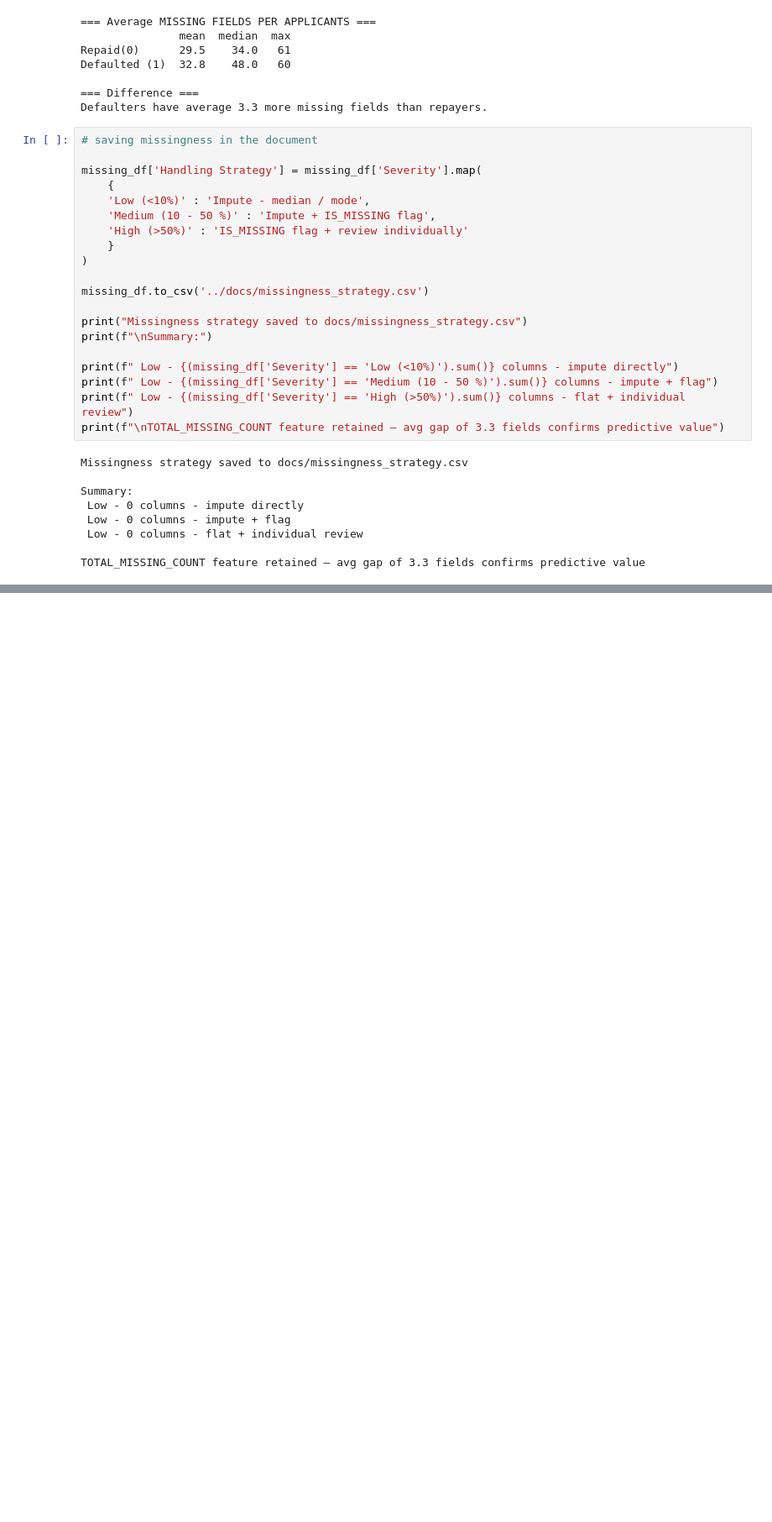
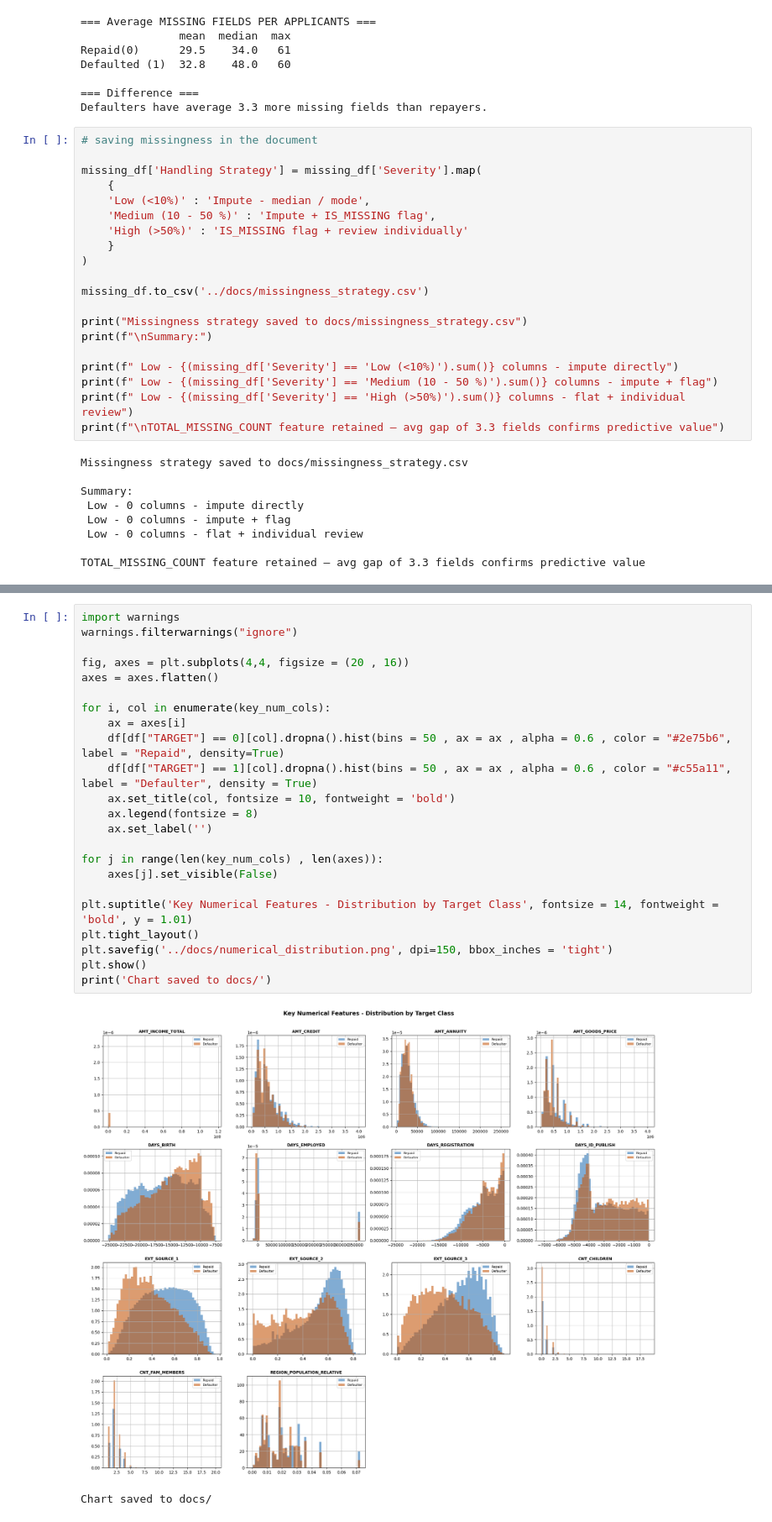
Before and after one commit to Khakijeans/credit-scoring-engine, a Jupyter notebook: notebooks/01_eda.ipynb, the cells around one changed output, grey strips where cells are left out. Shown at 84% size. Cells and saved outputs as stored; diff of their text form; blank space fills up the shorter version.

Commit message:
Step 2.4: Numerical feature analysis — age, income, EXT_SOURCE, DAYS_EMPLOYED anomaly identified

```diff
--- a/notebooks/01_eda.ipynb
+++ b/notebooks/01_eda.ipynb
@@ -228,0 +268,26 @@ TOTAL_MISSING_COUNT feature retained — avg gap of 3.3 fields confirms predicti
+# %%
+import warnings
+warnings.filterwarnings("ignore")
+
+fig, axes = plt.subplots(4,4, figsize = (20 , 16))
+axes = axes.flatten()
+
+for i, col in enumerate(key_num_cols):
+    ax = axes[i]
+    df[df["TARGET"] == 0][col].dropna().hist(bins = 50 , ax = ax , alpha = 0.6 , color = "#2e75b6", label = "Repaid", density=True)
+    df[df["TARGET"] == 1][col].dropna().hist(bins = 50 , ax = ax , alpha = 0.6 , color = "#c55a11", label = "Defaulter", density = True)
+    ax.set_title(col, fontsize = 10, fontweight = 'bold')
+    ax.legend(fontsize = 8)
+    ax.set_label('')
+
+for j in range(len(key_num_cols) , len(axes)):
+    axes[j].set_visible(False)
+
+plt.suptitle('Key Numerical Features - Distribution by Target Class', fontsize = 14, fontweight = 'bold', y = 1.01)
+plt.tight_layout()
+plt.savefig('../docs/numerical_distribution.png', dpi=150, bbox_inches = 'tight')
+plt.show()
+print('Chart saved to docs/')
+# %% [output]
+[figure, added]
+Chart saved to docs/
```
Also changed, not shown: parts of 4 cells of this notebook, 3 other files.
